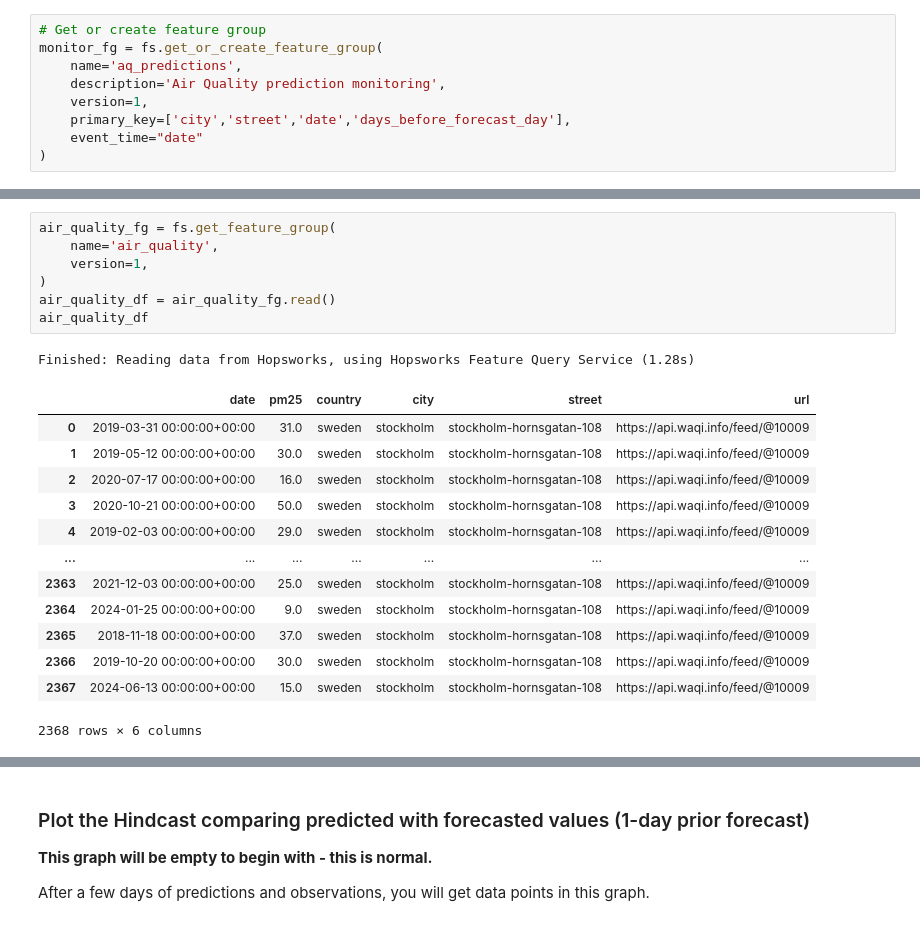
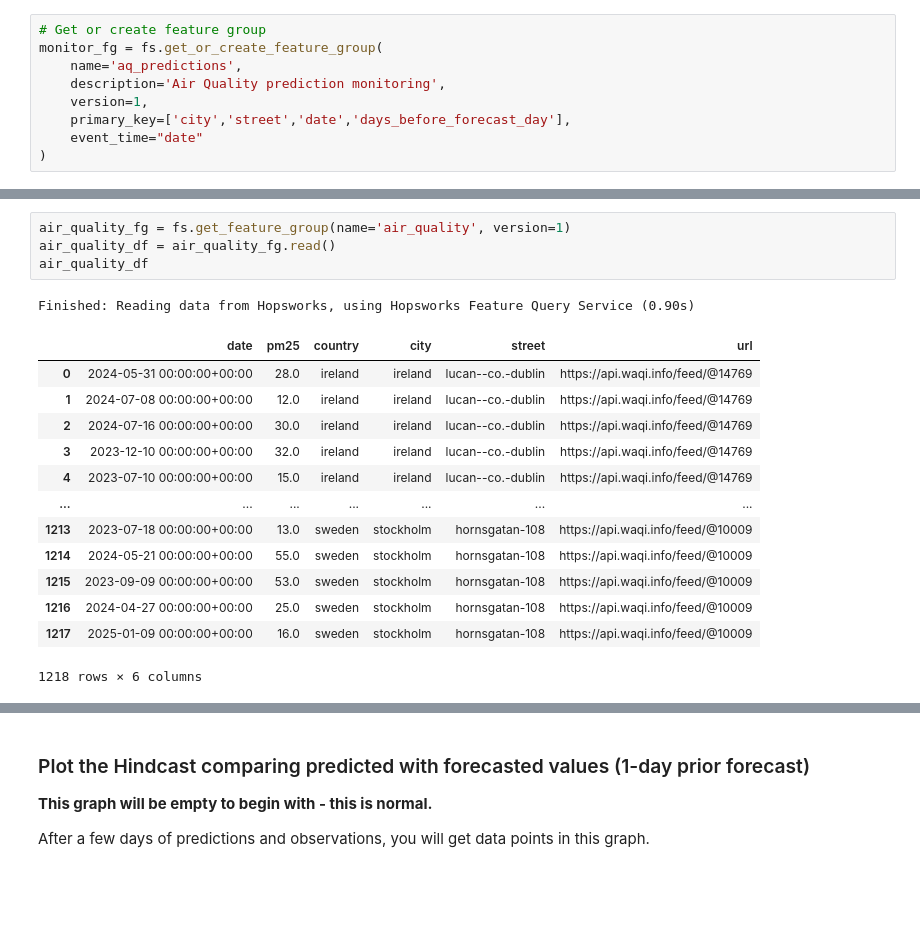
Before and after one commit to featurestorebook/mlfs-book, a Jupyter notebook: notebooks/airquality/4_air_quality_batch_inference.ipynb, the cells around one changed output, grey strips where cells are left out. Drawn from its saved outputs; the diff is of its cells as text; blank space fills up the shorter version.

```diff
--- a/notebooks/airquality/4_air_quality_batch_inference.ipynb
+++ b/notebooks/airquality/4_air_quality_batch_inference.ipynb
@@ -254,25 +287,22 @@ Finished: Reading data from Hopsworks, using Hopsworks Feature Query Service (0.
 # %%
-air_quality_fg = fs.get_feature_group(
-    name='air_quality',
-    version=1,
-)
+air_quality_fg = fs.get_feature_group(name='air_quality', version=1)
 air_quality_df = air_quality_fg.read()
 air_quality_df
 # %% [output]
-Finished: Reading data from Hopsworks, using Hopsworks Feature Query Service (1.28s)
+Finished: Reading data from Hopsworks, using Hopsworks Feature Query Service (0.90s)
 |  | date | pm25 | country | city | street | url |
-| 0 | 2019-03-31 00:00:00+00:00 | 31.0 | sweden | stockholm | stockholm-hornsgatan-108 | https://api.waqi.info/feed/@10009 |
-| 1 | 2019-05-12 00:00:00+00:00 | 30.0 | sweden | stockholm | stockholm-hornsgatan-108 | https://api.waqi.info/feed/@10009 |
-| 2 | 2020-07-17 00:00:00+00:00 | 16.0 | sweden | stockholm | stockholm-hornsgatan-108 | https://api.waqi.info/feed/@10009 |
-| 3 | 2020-10-21 00:00:00+00:00 | 50.0 | sweden | stockholm | stockholm-hornsgatan-108 | https://api.waqi.info/feed/@10009 |
-| 4 | 2019-02-03 00:00:00+00:00 | 29.0 | sweden | stockholm | stockholm-hornsgatan-108 | https://api.waqi.info/feed/@10009 |
+| 0 | 2024-05-31 00:00:00+00:00 | 28.0 | ireland | ireland | lucan--co.-dublin | https://api.waqi.info/feed/@14769 |
+| 1 | 2024-07-08 00:00:00+00:00 | 12.0 | ireland | ireland | lucan--co.-dublin | https://api.waqi.info/feed/@14769 |
+| 2 | 2024-07-16 00:00:00+00:00 | 30.0 | ireland | ireland | lucan--co.-dublin | https://api.waqi.info/feed/@14769 |
+| 3 | 2023-12-10 00:00:00+00:00 | 32.0 | ireland | ireland | lucan--co.-dublin | https://api.waqi.info/feed/@14769 |
+| 4 | 2023-07-10 00:00:00+00:00 | 15.0 | ireland | ireland | lucan--co.-dublin | https://api.waqi.info/feed/@14769 |
 | ... | ... | ... | ... | ... | ... | ... |
-| 2363 | 2021-12-03 00:00:00+00:00 | 25.0 | sweden | stockholm | stockholm-hornsgatan-108 | https://api.waqi.info/feed/@10009 |
-| 2364 | 2024-01-25 00:00:00+00:00 | 9.0 | sweden | stockholm | stockholm-hornsgatan-108 | https://api.waqi.info/feed/@10009 |
-| 2365 | 2018-11-18 00:00:00+00:00 | 37.0 | sweden | stockholm | stockholm-hornsgatan-108 | https://api.waqi.info/feed/@10009 |
-| 2366 | 2019-10-20 00:00:00+00:00 | 30.0 | sweden | stockholm | stockholm-hornsgatan-108 | https://api.waqi.info/feed/@10009 |
-| 2367 | 2024-06-13 00:00:00+00:00 | 15.0 | sweden | stockholm | stockholm-hornsgatan-108 | https://api.waqi.info/feed/@10009 |
+| 1213 | 2023-07-18 00:00:00+00:00 | 13.0 | sweden | stockholm | hornsgatan-108 | https://api.waqi.info/feed/@10009 |
+| 1214 | 2024-05-21 00:00:00+00:00 | 55.0 | sweden | stockholm | hornsgatan-108 | https://api.waqi.info/feed/@10009 |
+| 1215 | 2023-09-09 00:00:00+00:00 | 53.0 | sweden | stockholm | hornsgatan-108 | https://api.waqi.info/feed/@10009 |
+| 1216 | 2024-04-27 00:00:00+00:00 | 25.0 | sweden | stockholm | hornsgatan-108 | https://api.waqi.info/feed/@10009 |
+| 1217 | 2025-01-09 00:00:00+00:00 | 16.0 | sweden | stockholm | hornsgatan-108 | https://api.waqi.info/feed/@10009 |
-2368 rows × 6 columns
+1218 rows × 6 columns
 # %%
 outcome_df = air_quality_df[['date', 'pm25']]
 preds_df =  monitoring_df[['date', 'predicted_pm25']]
```
Also changed, not shown: parts of 18 cells of this notebook, 11 other files.
